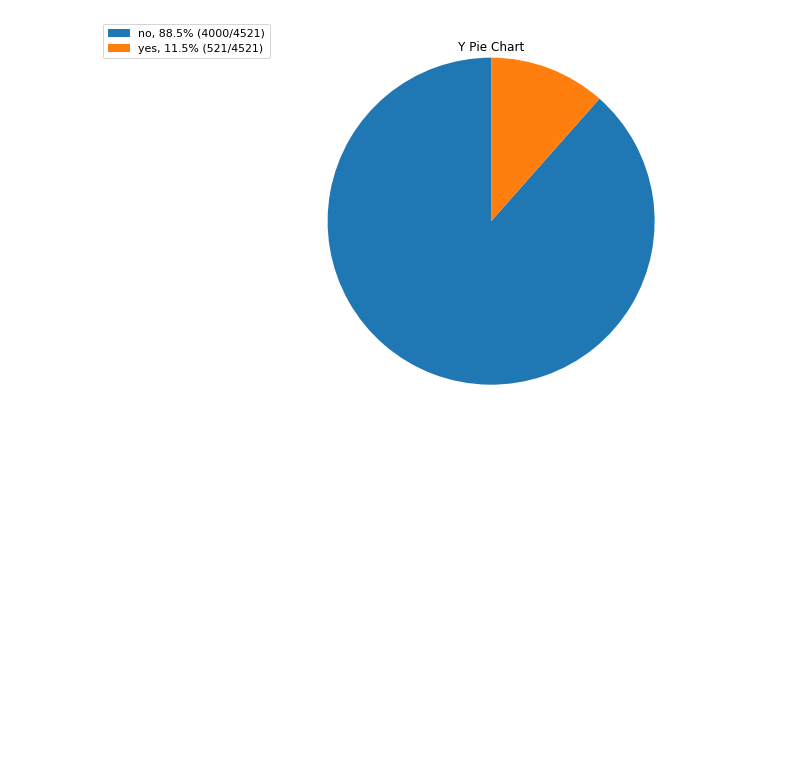
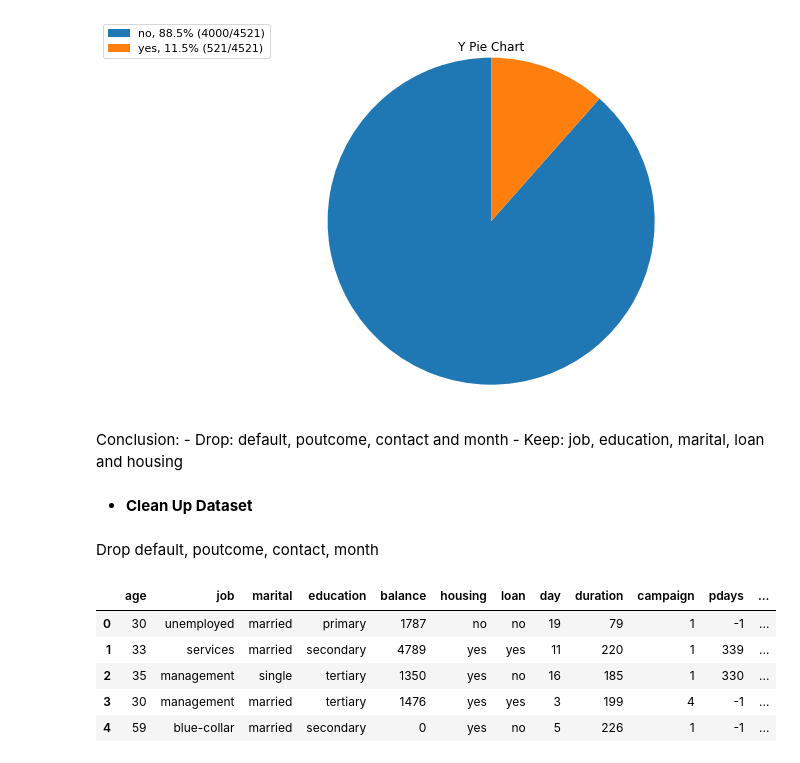
Before and after one commit to JialunC/SCS3250-final-project, a Jupyter notebook: Data_Preparation_and_Pre-prediction_Analysis.ipynb, the cells around one changed output. Drawn from its saved outputs; the diff is of its cells as text; code cells hidden in the pictures; blank space fills up the shorter version.

Commit message:
Add clean up dataset

```diff
--- a/Data_Preparation_and_Pre-prediction_Analysis.ipynb
+++ b/Data_Preparation_and_Pre-prediction_Analysis.ipynb
@@ -177,3 +191,21 @@ get_pie_chart_by_attribute_name(bank_marketing, 'month')
 get_pie_chart_by_attribute_name(bank_marketing, 'y')
 # %% [output]
 [figure]
+# %% [markdown]
+Conclusion:
+    - Drop: default, poutcome, contact and month
+    - Keep: job, education, marital, loan and housing
+# %% [markdown]
+- **Clean Up Dataset**
+# %% [markdown]
+Drop default, poutcome, contact, month
+# %%
+processed_bank_marketing = bank_marketing.drop(columns=['default', 'poutcome', 'contact', 'month'])
+processed_bank_marketing.head(5)
+# %% [output]
+|  | age | job | marital | education | balance | housing | loan | day | duration | campaign | pdays | ... |
+| 0 | 30 | unemployed | married | primary | 1787 | no | no | 19 | 79 | 1 | -1 | ... |
+| 1 | 33 | services | married | secondary | 4789 | yes | yes | 11 | 220 | 1 | 339 | ... |
+| 2 | 35 | management | single | tertiary | 1350 | yes | no | 16 | 185 | 1 | 330 | ... |
+| 3 | 30 | management | married | tertiary | 1476 | yes | yes | 3 | 199 | 4 | -1 | ... |
+| 4 | 59 | blue-collar | married | secondary | 0 | yes | no | 5 | 226 | 1 | -1 | ... |
```
Also changed, not shown: parts of 7 cells of this notebook.
